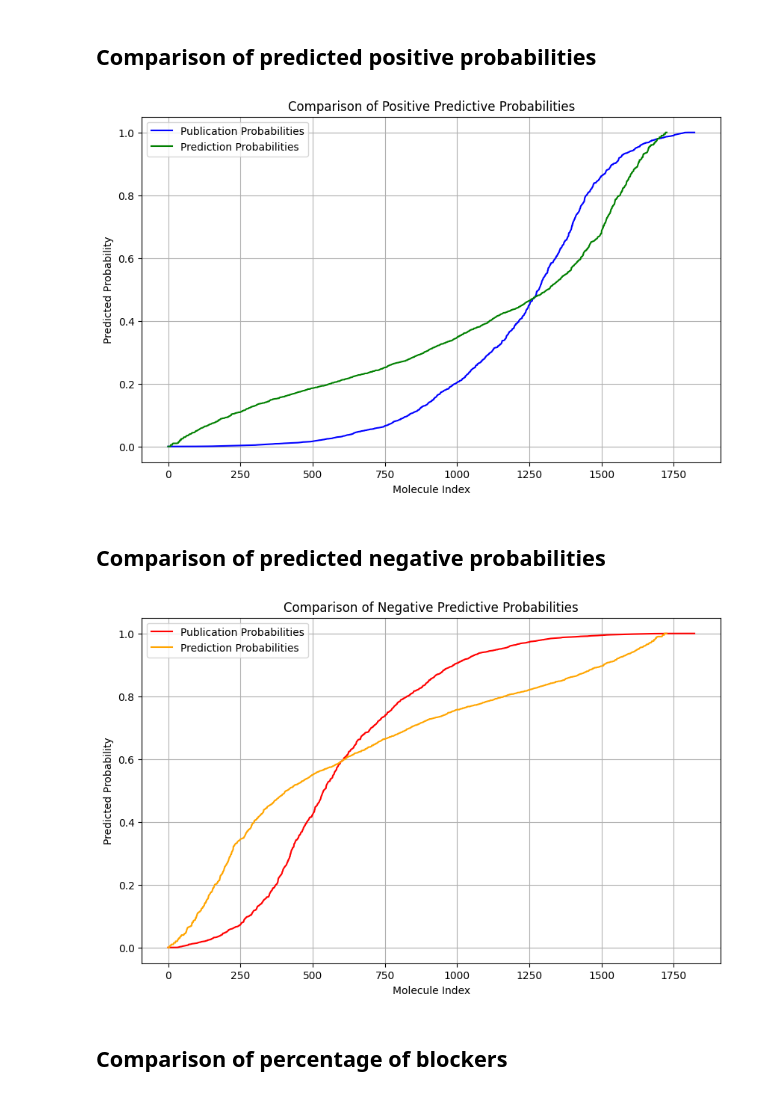
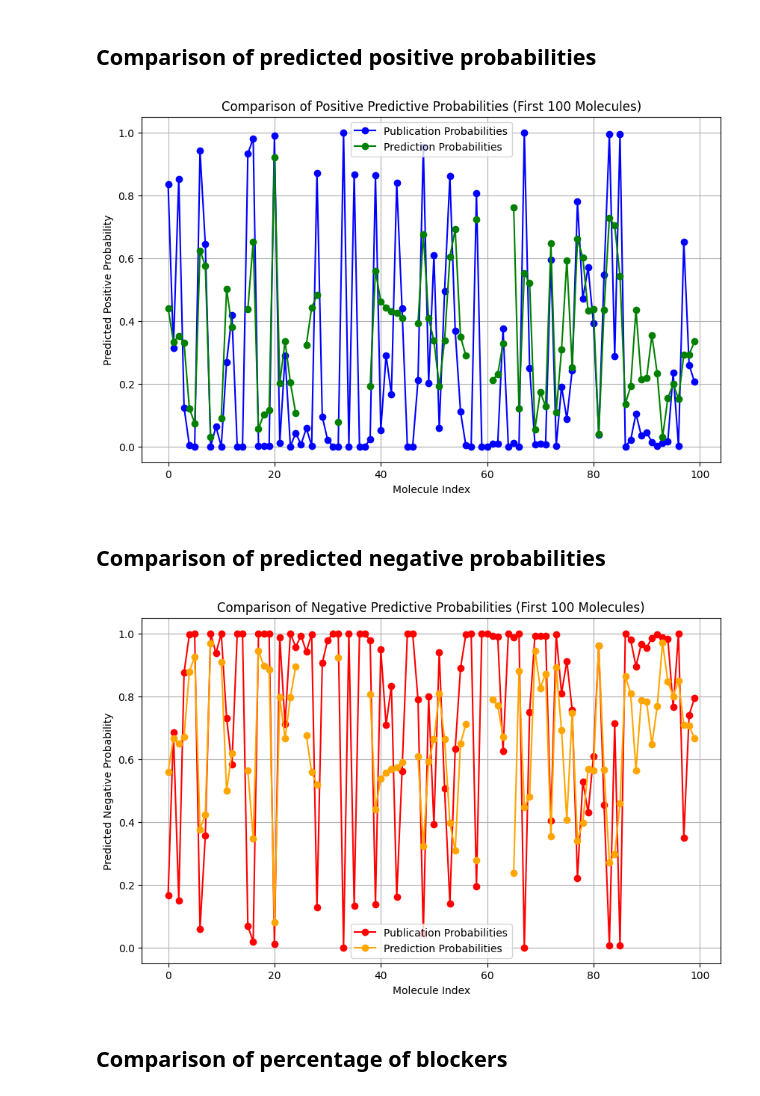
Before and after one commit to dubeyayushi/Contribution-Period-Ersilia, a Jupyter notebook: notebooks/01_model_reproducibility_eos30gr.ipynb, the cells around one changed output. Cells and saved outputs as stored; diff of their text form; code cells hidden in the pictures.

```diff
--- a/notebooks/01_model_reproducibility_eos30gr.ipynb
+++ b/notebooks/01_model_reproducibility_eos30gr.ipynb
@@ -271,45 +271,41 @@ Percentage of molecules with different classification values: 16.50%
 # %% [markdown]
 ## Comparison of predicted positive probabilities
 # %%
-publication_probabilities_sorted = df_publication['Predicted positive probability'].sort_values().reset_index(drop=True)
-prediction_probabilities_sorted = df_predicted['Predicted positive probability'].sort_values().reset_index(drop=True)
+# Extracting the first 100 probabilities
+publication_probabilities = df_publication['Predicted positive probability'].head(100)
+prediction_probabilities = df_predicted['Predicted positive probability'].head(100)
 
 # Plotting
 plt.figure(figsize=(10, 6))
-plt.plot(publication_probabilities_sorted, label='Publication Probabilities', color='blue')
-plt.plot(prediction_probabilities_sorted, label='Prediction Probabilities', color='green')
-plt.title('Comparison of Positive Predictive Probabilities')
+plt.plot(publication_probabilities, label='Publication Probabilities', color='blue', marker='o')
+plt.plot(prediction_probabilities, label='Prediction Probabilities', color='green', marker='o')
+plt.title('Comparison of Positive Predictive Probabilities (First 100 Molecules)')
 plt.xlabel('Molecule Index')
-plt.ylabel('Predicted Probability')
+plt.ylabel('Predicted Positive Probability')
 plt.legend()
 plt.grid(True)
-#Save the plot
-figure_path = '../figures/comparison_of_predicted_positive_probabilities.png'
-plt.savefig(figure_path)
 plt.show()
 # %% [output]
-[figure, old version]
+[figure, new version]
 # %% [markdown]
 ## Comparison of predicted negative probabilities
 # %%
-publication_probabilities_sorted = df_publication['Predicted negative probability'].sort_values().reset_index(drop=True)
-prediction_probabilities_sorted = df_predicted['Predicted negative probability'].sort_values().reset_index(drop=True)
+# Extracting the first 100 probabilities
+publication_probabilities = df_publication['Predicted negative probability'].head(100)
+prediction_probabilities = df_predicted['Predicted negative probability'].head(100)
 
 # Plotting
 plt.figure(figsize=(10, 6))
-plt.plot(publication_probabilities_sorted, label='Publication Probabilities', color='red')
-plt.plot(prediction_probabilities_sorted, label='Prediction Probabilities', color='orange')
-plt.title('Comparison of Negative Predictive Probabilities')
+plt.plot(publication_probabilities, label='Publication Probabilities', color='red', marker='o')
+plt.plot(prediction_probabilities, label='Prediction Probabilities', color='orange', marker='o')
+plt.title('Comparison of Negative Predictive Probabilities (First 100 Molecules)')
 plt.xlabel('Molecule Index')
-plt.ylabel('Predicted Probability')
+plt.ylabel('Predicted Negative Probability')
 plt.legend()
 plt.grid(True)
-#Save the plot
-figure_path = '../figures/comparison_of_predicted_negative_probabilities.png'
-plt.savefig(figure_path)
 plt.show()
 # %% [output]
-[figure, old version]
+[figure, new version]
 # %% [markdown]
 ## Comparison of percentage of blockers
 # %%
```
Also changed, not shown: 2 other files.
